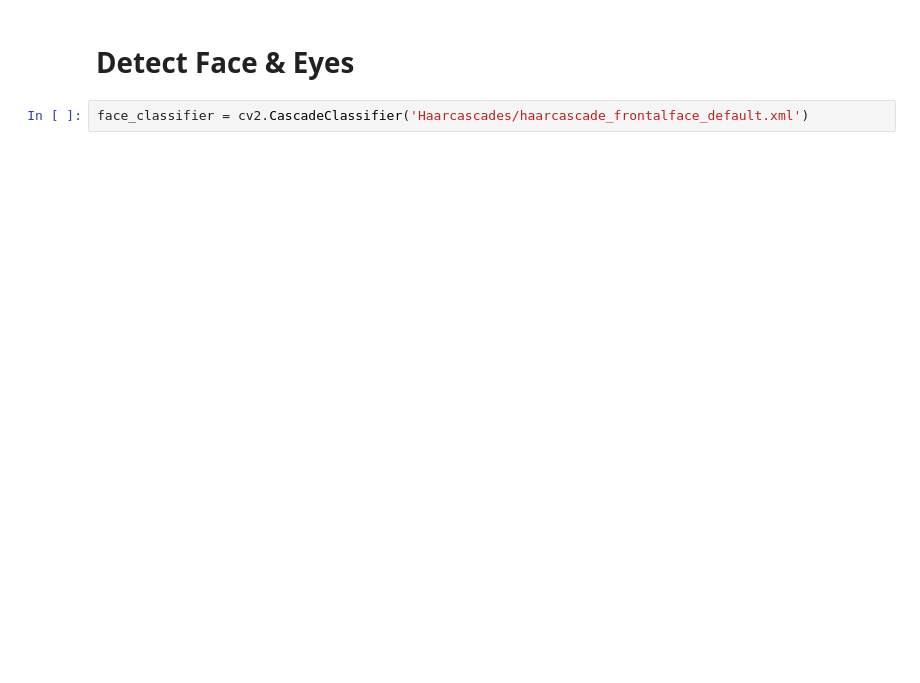
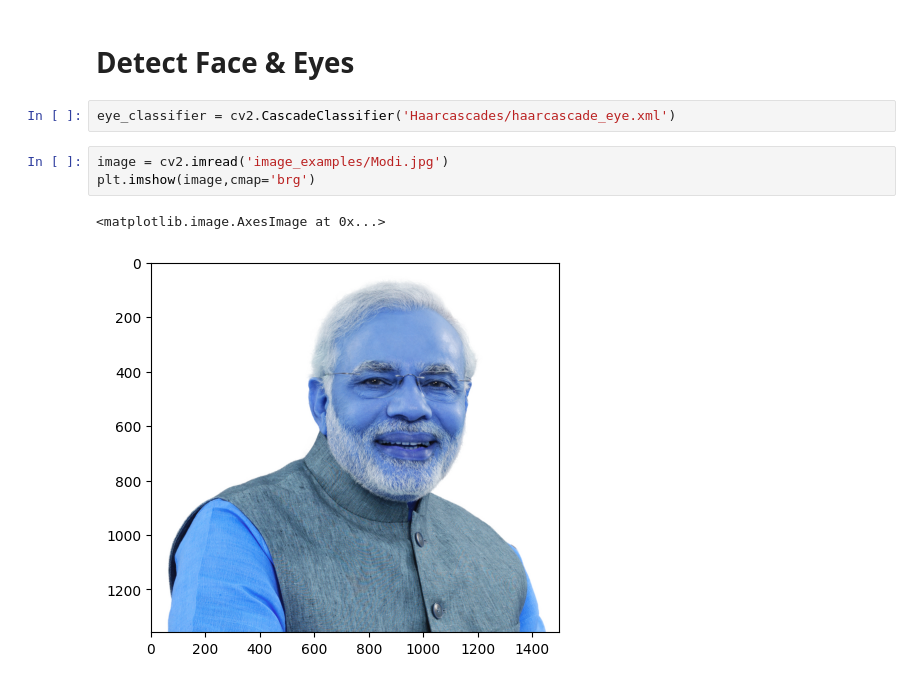
Before and after one commit to akshayyewle/Machine-Vision, a Jupyter notebook: 01 OpenCV Introduction/Python Code.ipynb, the cells around one changed output. Cells and saved outputs as stored; diff of their text form; blank space fills up the shorter version.

```diff
--- a/01 OpenCV Introduction/Python Code.ipynb
+++ b/01 OpenCV Introduction/Python Code.ipynb
@@ -44,4 +73,10 @@ True
 # %% [markdown]
 # **Detect Face & Eyes**
 # %%
-face_classifier = cv2.CascadeClassifier('Haarcascades/haarcascade_frontalface_default.xml')
+eye_classifier = cv2.CascadeClassifier('Haarcascades/haarcascade_eye.xml')
+# %%
+image = cv2.imread('image_examples/Modi.jpg')
+plt.imshow(image,cmap='brg')
+# %% [output]
+<matplotlib.image.AxesImage at 0x...>
+[figure, added]
```
Also changed, not shown: parts of 9 cells of this notebook, 7 other files.
